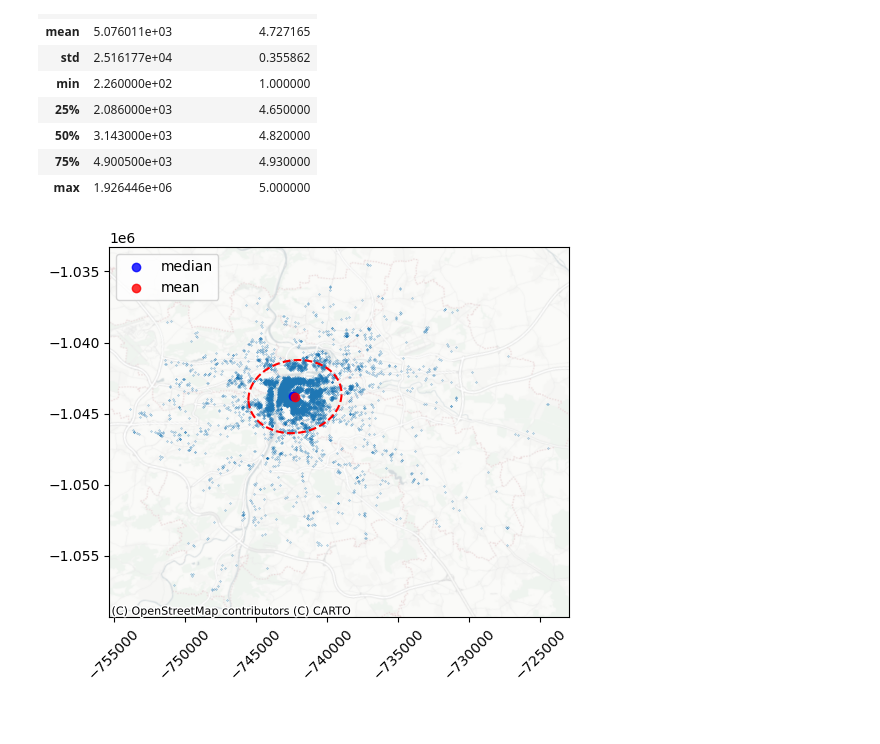
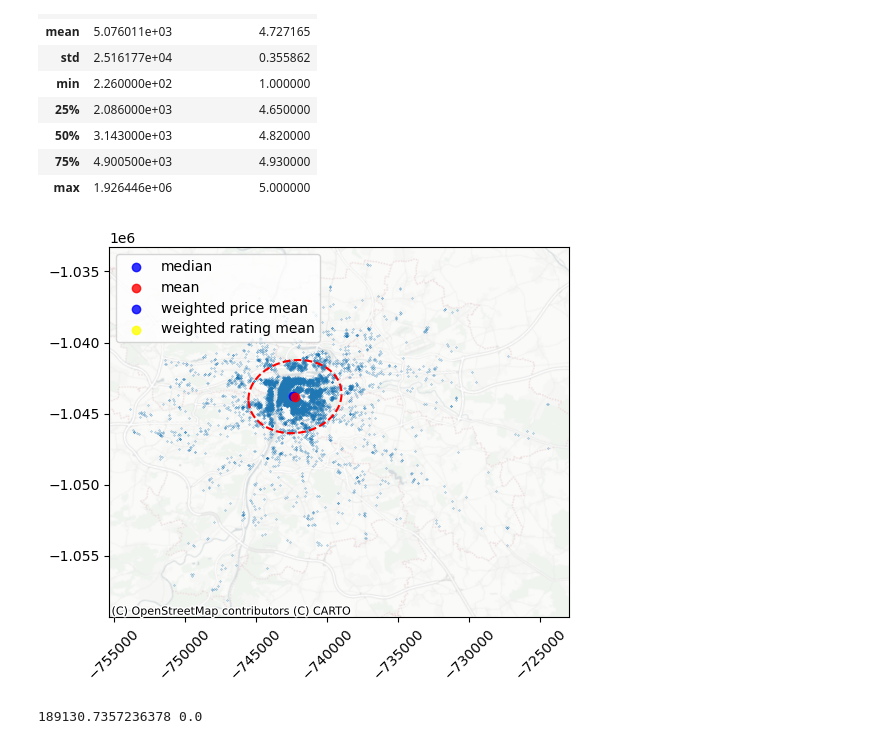
Before and after one commit to chrischank/SDSP_coursework, a Jupyter notebook: 05_point_patterns/point_pattern_hw.ipynb, the cells around one changed output. Drawn from its saved outputs; the diff is of its cells as text; code cells hidden in the pictures.

Commit message:
pointpats hw

```diff
--- a/05_point_patterns/point_pattern_hw.ipynb
+++ b/05_point_patterns/point_pattern_hw.ipynb
@@ -153,23 +153,31 @@ ellipse_Airbnb = pointpats.centrography.ellipse(
 # %%
 fig, ax = plt.subplots()
 prag_Airbnb.plot(ax=ax, markersize=0.05)
 
 ax.scatter(*median_center.xy, color="blue", marker="o", label="median", alpha=0.8)
 ax.scatter(*mean_center.xy, color="red", marker="o", label="mean", alpha=0.8)
+ax.scatter(*weighted_price_mean.xy, color="blue", marker="o", label="weighted price mean", alpha=0.8)
+ax.scatter(*weighted_rating_mean.xy, color="yellow", marker="o", label="weighted rating mean", alpha=0.8)
 gpd.GeoSeries([ellipse_Airbnb.boundary], crs=prag_Airbnb.crs).plot(
     ax=ax,
     color="red",
     linestyle="--"
 )
 
 
 ax.legend(loc="upper left")
 
 cx.add_basemap(
     ax=ax,
     crs=prag_Airbnb.crs,
     source="CartoDB Positron No Labels"
 )
 plt.xticks(rotation=45);
 # %% [output]
-[figure, old version]
+[figure, new version]
+# %%
+# Quadrat
+qstat = pointpats.QStatistic(prag_Airbnb, nx=6, ny=6)
+print(qstat.chi2, qstat.chi2_pvalue)
+# %% [output]
+189130.7357236378 0.0
```
Also changed, not shown: parts of 5 cells of this notebook.
